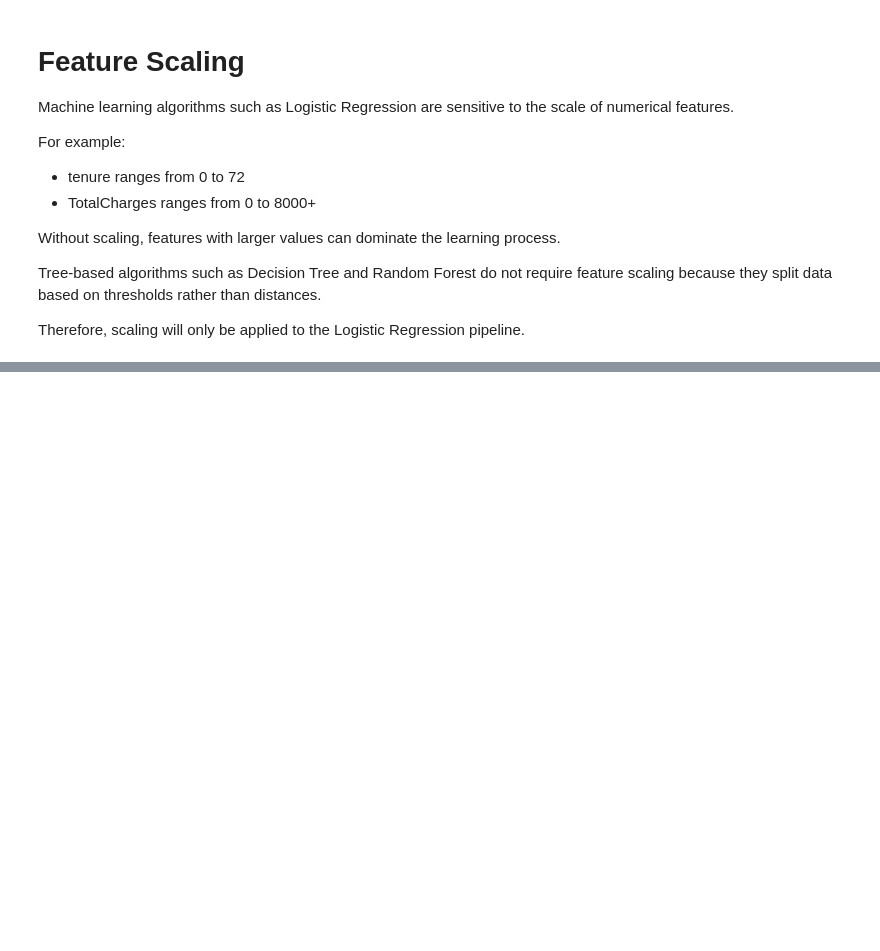
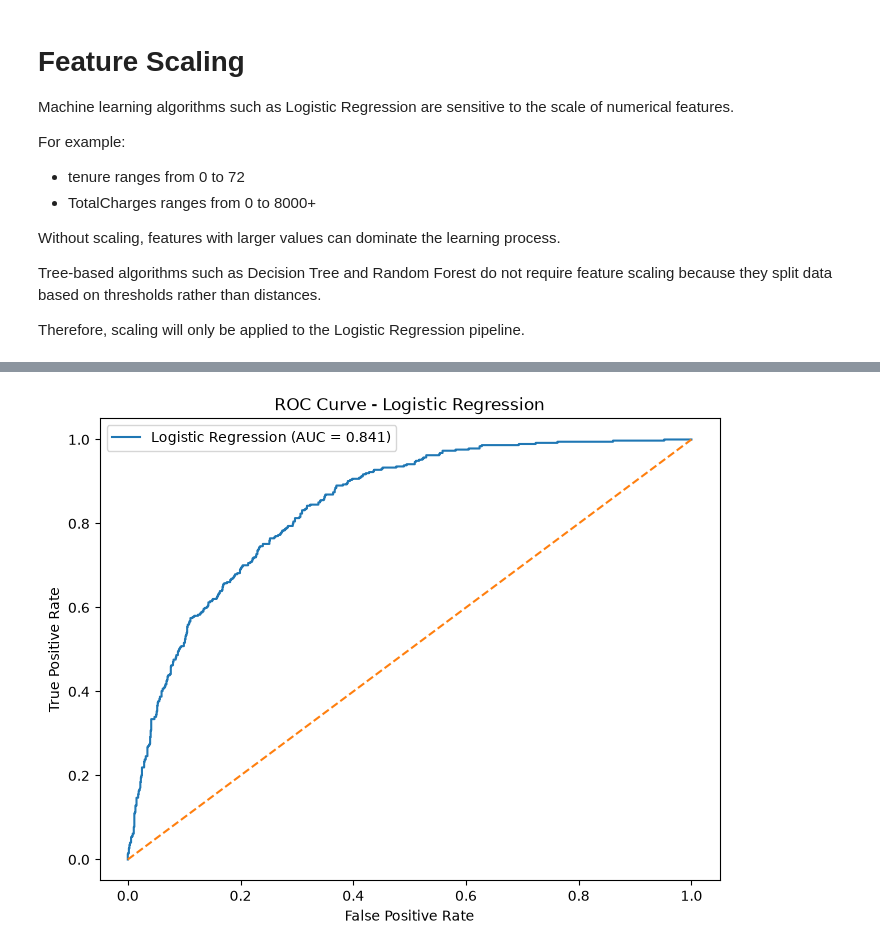
Before and after one commit to Anujjadaun97/Telco-Customer-Churn-Prediction, a Jupyter notebook: notebooks/05_model_training.ipynb, the cells around one changed output, grey strips where cells are left out. Saved outputs shown, nothing was run; the diff lists cells and outputs as text; code cells hidden in the pictures; blank space fills up the shorter version.

```diff
--- a/notebooks/05_model_training.ipynb
+++ b/notebooks/05_model_training.ipynb
@@ -646,0 +651,5 @@ Therefore, scaling will only be applied to the Logistic Regression pipeline.
+# %%
+# Create copies for Logistic Regression
+
+X_train_scaled = X_train.copy()
+X_test_scaled = X_test.copy()
@@ -646,0 +817,2 @@ Therefore, scaling will only be applied to the Logistic Regression pipeline.
+# %%
+y_prob_lr = log_reg.predict_proba(X_test_scaled)[:, 1]
@@ -646,0 +929,30 @@ Therefore, scaling will only be applied to the Logistic Regression pipeline.
+# %%
+# Calculate ROC Curve
+
+fpr, tpr, thresholds = roc_curve(
+    y_test,
+    y_prob_lr
+)
+
+plt.figure(figsize=(8,6))
+
+plt.plot(
+    fpr,
+    tpr,
+    label=f"Logistic Regression (AUC = {roc_auc:.3f})"
+)
+
+plt.plot(
+    [0,1],
+    [0,1],
+    linestyle="--"
+)
+
+plt.xlabel("False Positive Rate")
+plt.ylabel("True Positive Rate")
+plt.title("ROC Curve - Logistic Regression")
+plt.legend()
+
+plt.show()
+# %% [output]
+[figure, added]
```
Also changed, not shown: parts of 66 cells of this notebook, 3 other files.
